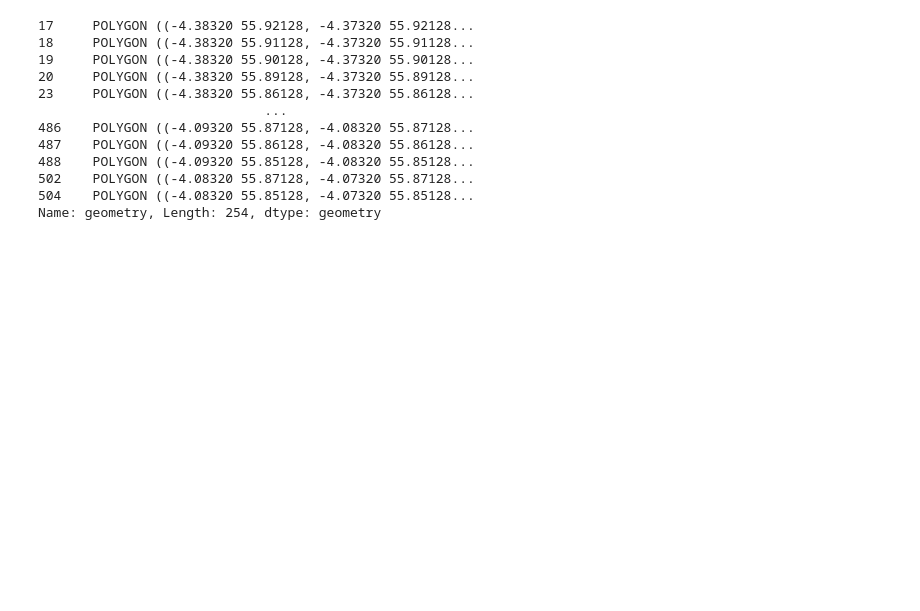
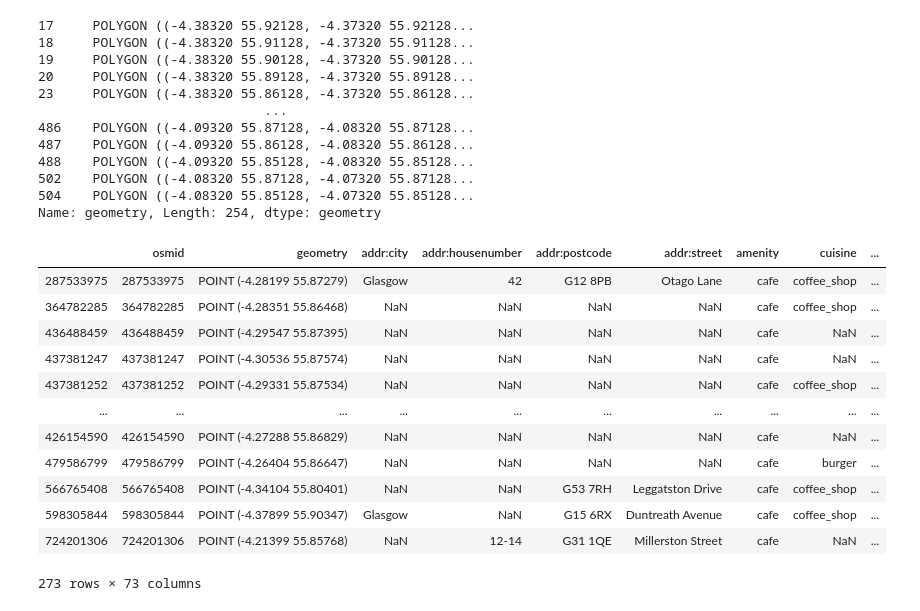
Before and after one commit to peterlzhang/better-bike-share, a Jupyter notebook: glasgow/Glasgow_bike_share_analysis.ipynb, the cells around one changed output. Cells and saved outputs as stored; diff of their text form; code cells hidden in the pictures; blank space fills up the shorter version.

Commit message:
commented amenities in polygon
list of all false values return index errors when used to reference dataframes.

```diff
--- a/glasgow/Glasgow_bike_share_analysis.ipynb
+++ b/glasgow/Glasgow_bike_share_analysis.ipynb
@@ -104,11 +111,28 @@ Name: geometry, Length: 254, dtype: geometry
 # %%
 # get amentities for place
 bike_features = ["bicycle_parking",'bicycle_repair_station']
-bike_amenties = ox.pois_from_place(place, amenities=bike_features)
+bike_amenities = ox.pois_from_place(place, amenities=bike_features)
 
 food_features = ['cafe']
 food_amenities = ox.pois_from_place(place, amenities=food_features)
 # Convert all amenities to points if they are polygons
-food_amenities = food_amenities.apply(lambda row: row['geometry'].centroid if type(row['geometry']) == Polygon
+food_amenities['geometry'] = food_amenities.apply(lambda row: row['geometry'].centroid if type(row['geometry']) == Polygon
                      else row['geometry'], axis=1)
 # food_amenities = food_amenities[food_amenities.geom_type == "Point"]
+# %%
+# Write function to identify distance to nearest points of interest
+food_amenities
+# %% [output]
+|  | osmid | geometry | addr:city | addr:housenumber | addr:postcode | addr:street | amenity | cuisine | ... |
+| 287533975 | 287533975 | POINT (-4.28199 55.87279) | Glasgow | 42 | G12 8PB | Otago Lane | cafe | coffee_shop | ... |
+| 364782285 | 364782285 | POINT (-4.28351 55.86468) | NaN | NaN | NaN | NaN | cafe | coffee_shop | ... |
+| 436488459 | 436488459 | POINT (-4.29547 55.87395) | NaN | NaN | NaN | NaN | cafe | NaN | ... |
+| 437381247 | 437381247 | POINT (-4.30536 55.87574) | NaN | NaN | NaN | NaN | cafe | NaN | ... |
+| 437381252 | 437381252 | POINT (-4.29331 55.87534) | NaN | NaN | NaN | NaN | cafe | coffee_shop | ... |
+| ... | ... | ... | ... | ... | ... | ... | ... | ... | ... |
+| 426154590 | 426154590 | POINT (-4.27288 55.86829) | NaN | NaN | NaN | NaN | cafe | NaN | ... |
+| 479586799 | 479586799 | POINT (-4.26404 55.86647) | NaN | NaN | NaN | NaN | cafe | burger | ... |
+| 566765408 | 566765408 | POINT (-4.34104 55.80401) | NaN | NaN | G53 7RH | Leggatston Drive | cafe | coffee_shop | ... |
+| 598305844 | 598305844 | POINT (-4.37899 55.90347) | Glasgow | NaN | G15 6RX | Duntreath Avenue | cafe | coffee_shop | ... |
+| 724201306 | 724201306 | POINT (-4.21399 55.85768) | NaN | 12-14 | G31 1QE | Millerston Street | cafe | NaN | ... |
+273 rows × 73 columns
```
Also changed, not shown: parts of 8 cells of this notebook, 1 other file.
